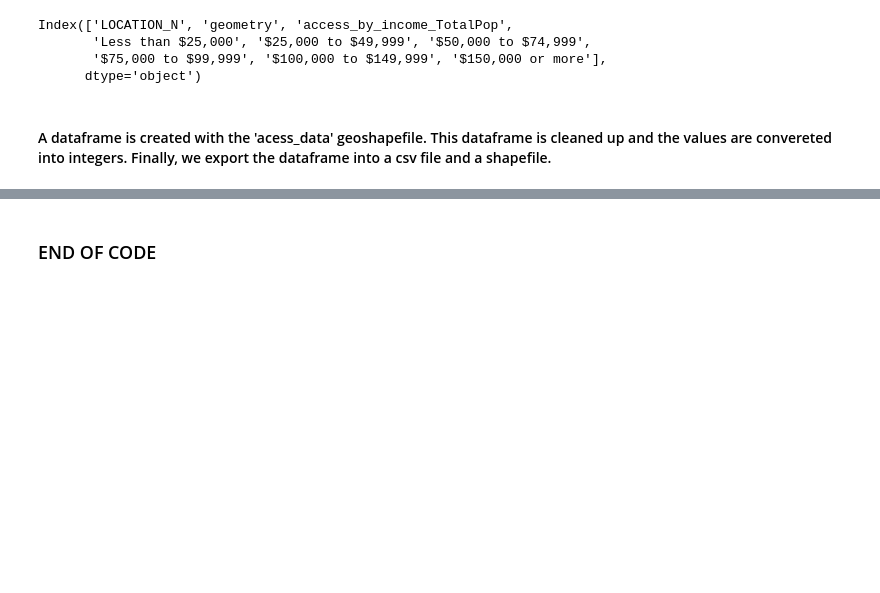
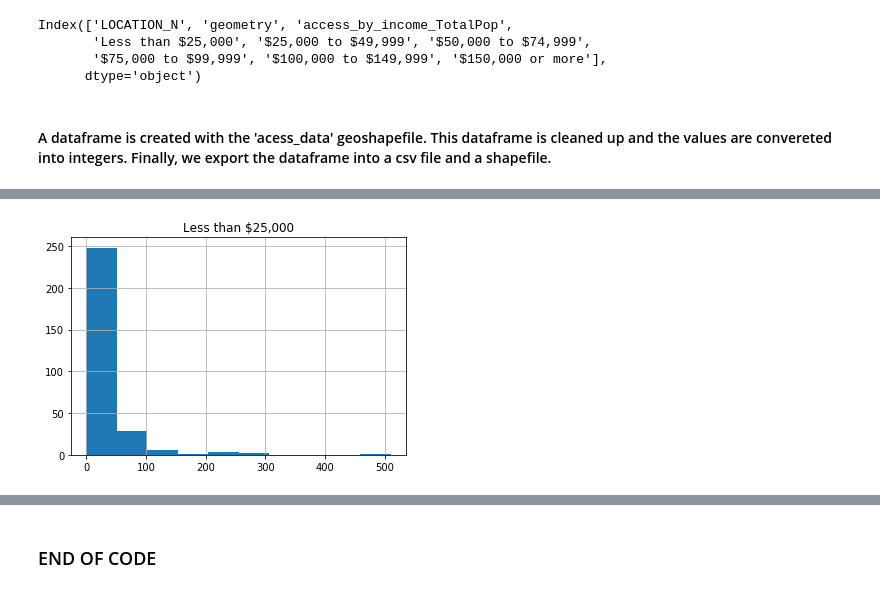
Before and after one commit to vsibarra/park-equity-atx, a Jupyter notebook: notebooks/Access_Quarter Buffer_ACS17_5yr_shapefiles.ipynb, the cells around one changed output, grey strips where cells are left out. Saved outputs shown, nothing was run; the diff lists cells and outputs as text; code cells hidden in the pictures; blank space fills up the shorter version.

```diff
--- a/notebooks/Access_Quarter Buffer_ACS17_5yr_shapefiles.ipynb
+++ b/notebooks/Access_Quarter Buffer_ACS17_5yr_shapefiles.ipynb
@@ -441,15 +460,16 @@ Index(['LOCATION_N', 'geometry', 'access_by_income_TotalPop',
 # %%
 df = pd.DataFrame(income_access_data)
 df['Park_Name']=df['LOCATION_N']
+df['Total Pop'] = df['access_by_income_TotalPop'].astype(int)
 df['Less than $25,000'] = df['Less than $25,000'].astype(int)
 df['$25,000 to $49,999'] = df['$25,000 to $49,999'].astype(int)
 df['$50,000 to $74,999'] = df['$50,000 to $74,999'].astype(int)
 df['$75,000 to $99,999'] = df['$75,000 to $99,999'].astype(int)
 df['$100,000 to $149,999'] = df['$100,000 to $149,999'].astype(int)
 df['$150,000 or more'] = df['$150,000 or more'].astype(int)
-access_income_final = df.copy()
+access_income_final = df.copy().drop(columns=['access_by_income_TotalPop'])
 access_income_final = gpd.GeoDataFrame(access_income_final, geometry='geometry')
 access_income_final.to_file(wd+"data/access/access_income_final_ACS17.shp")
 
-access_incometable = df.drop(columns=['geometry'])
+access_incometable = df.drop(columns=['access_by_income_TotalPop','geometry'])
 access_incometable.to_csv(wd+"data/access/access_table_income_ACS17.csv")
@@ -455,0 +492,4 @@ access_incometable.to_csv(wd+"data/access/access_table_income_ACS17.csv")
+# %%
+access_incometable.hist('Less than $25,000');
+# %% [output]
+[figure, added]
```
Also changed, not shown: parts of 13 cells of this notebook, 16 other files.
